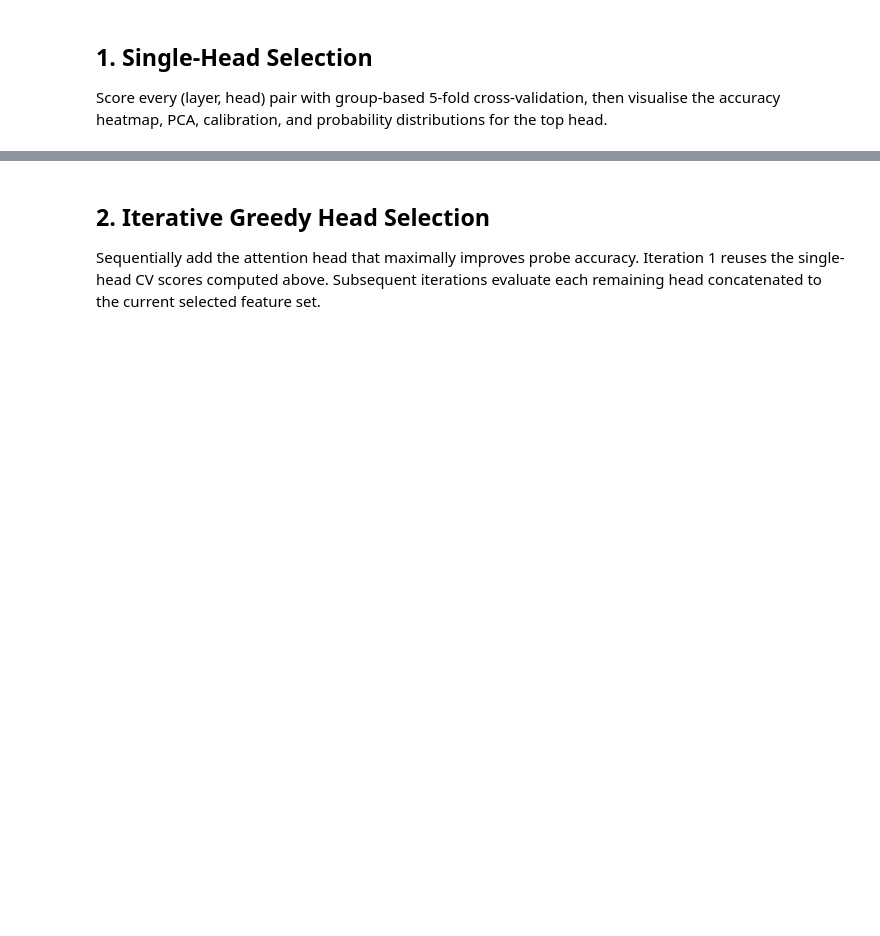
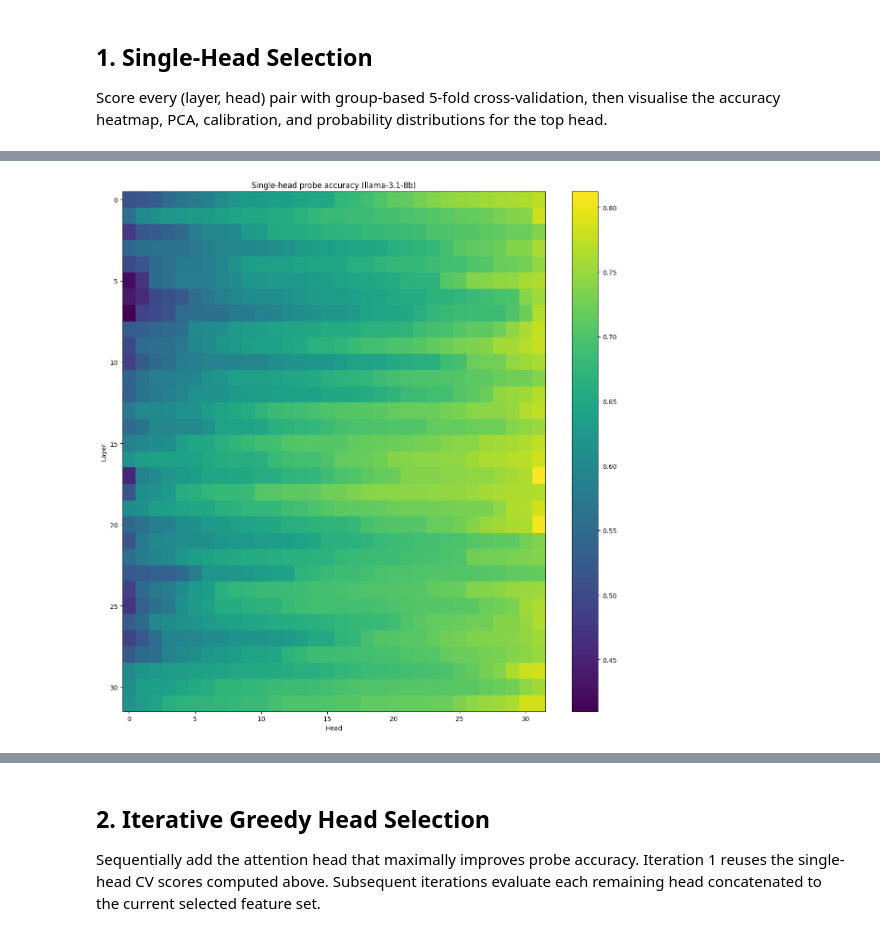
Before and after one commit to kevinqnb/scholarlm, a Jupyter notebook: analysis/probe_analysis.ipynb, the cells around one changed output, grey strips where cells are left out. Drawn from its saved outputs; the diff is of its cells as text; code cells hidden in the pictures; blank space fills up the shorter version.

Commit message:
Probe analysis.

```diff
--- a/analysis/probe_analysis.ipynb
+++ b/analysis/probe_analysis.ipynb
@@ -25,7 +25,7 @@ sys.path.insert(0, str(REPO_ROOT / 'src'))
 sys.path.insert(0, str(REPO_ROOT / 'experiments'))
 sys.path.insert(0, str(REPO_ROOT))
 # %%
-DATASET          = 'pond_ten'
+DATASET          = 'nfix_ten'
 EXTRACTION_MODEL = 'gemma-3-27b'
 EXTRACTION_DATE  = '2026_04_14'
 JUDGE_MODEL      = 'llama-3.1-8b'
@@ -73,13 +80,24 @@ print(f'Ground truth: {len(ground_truth_df)} records')
 # %%
 # Load ground-truth matching from cache (produced by extraction_analysis.ipynb)
-STRICT_MATCHING = {'title': 'title', 'attribute': 'attribute', 'converted_value': 'value'}
-FUZZY_MATCHING  = {'name': 'name', 'location': 'location', 'ecosystem': 'ecosystem'}
+if 'pond' in DATASET:
+    STRICT_MATCHING = {'title': 'title', 'attribute': 'attribute', 'converted_value': 'value'}
+    FUZZY_MATCHING  = {'name': 'name', 'location': 'location', 'ecosystem': 'ecosystem'}
+elif 'nfix' in DATASET:
+    extraction_df['attribute'] = extraction_df['attribute'].map({'nfix_rate_areal': 'nfix_rate', 'nfix_rate_volumetric': 'nfix_rate', 'nfix_rate_mass': 'nfix_rate'})
+    STRICT_MATCHING = {'paper_code': 'reference_id', 'attribute': 'attribute', 'converted_value': 'value'}
+    FUZZY_MATCHING  = {"name": "site_name", "site_type": "habitat"}
+else:
+    raise ValueError("Dataset not recognized.")
+
+
 cache_path = paths.extraction(DATASET, EXTRACTION_MODEL, EXTRACTION_DATE) / 'match_cache.pkl'
+cache_path = None
 
 matching, _edges, _weights = cached_match(
     extraction_df, ground_truth_df,
     strict_matching=STRICT_MATCHING,
     fuzzy_matching=FUZZY_MATCHING,
+    fuzzy_threshold=0.0,
     cache_path=cache_path,
 )
 
@@ -116,7 +139,7 @@ print(f'  Both:           {(jlabels & mlabels).sum()}')
 # %% [markdown]
 ## Baseline: Raw Judge Performance
 # %%
-judge_preds = records_with_act['judgement_combined'].astype(bool).values
+judge_preds = records_with_act[f'judgement_{JUDGE_MODEL}'].astype(bool).values
 
 tp = int(( judge_preds &  labels).sum())
 tn = int((~judge_preds & ~labels).sum())
@@ -201,16 +292,15 @@ print(f'Best head: layer={best_l}, head={best_h}, acc={head_scores.max():.4f}')
 # %%
 fig, ax = plt.subplots(figsize=(max(6, n_heads * 0.38), max(4, n_layers * 0.38)))
-im = ax.imshow(head_scores, vmin=0.5, vmax=1.0, cmap='viridis', aspect='auto')
-# Mark best head
-ax.add_patch(plt.Rectangle((best_h - 0.5, best_l - 0.5), 1, 1,
-                            fill=False, edgecolor='red', lw=2))
+#im = ax.imshow(np.sort(head_scores, axis = 1), vmin=0.5, vmax=0.9, cmap='viridis', aspect='auto')
+im = ax.imshow(np.sort(head_scores, axis = 1), cmap='viridis', aspect='auto')
 ax.set_xlabel('Head')
 ax.set_ylabel('Layer')
 ax.set_title(f'Single-head probe accuracy ({JUDGE_MODEL})')
 fig.colorbar(im, ax=ax)
 fig.tight_layout()
-fig.savefig(FIGURES_DIR / 'probe_single_head_heatmap.pdf', bbox_inches='tight')
-fig
+#fig.savefig(FIGURES_DIR / 'probe_single_head_heatmap.pdf', bbox_inches='tight')
+# %% [output]
+[figure, added]
 # %%
 X_best = head_datasets[(best_l, best_h)]
 pca = PCA(n_components=2)
```
Also changed, not shown: parts of 13 cells of this notebook, 1 other file.
